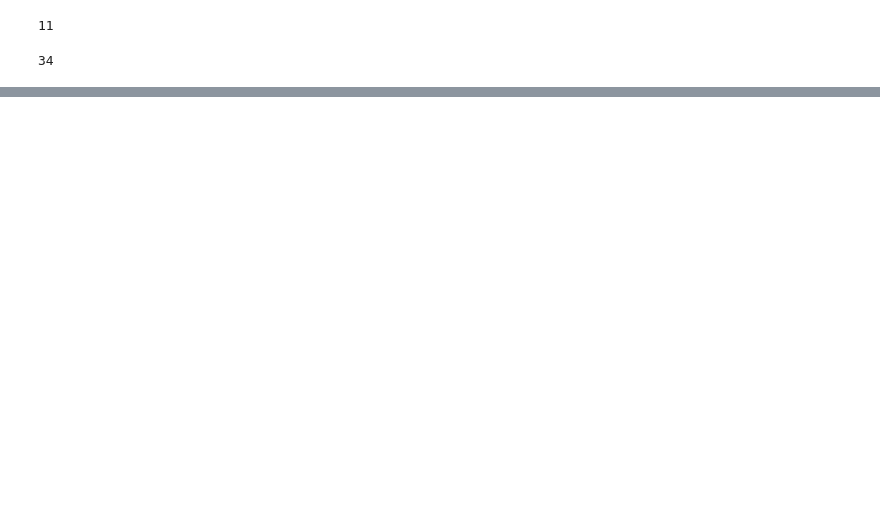
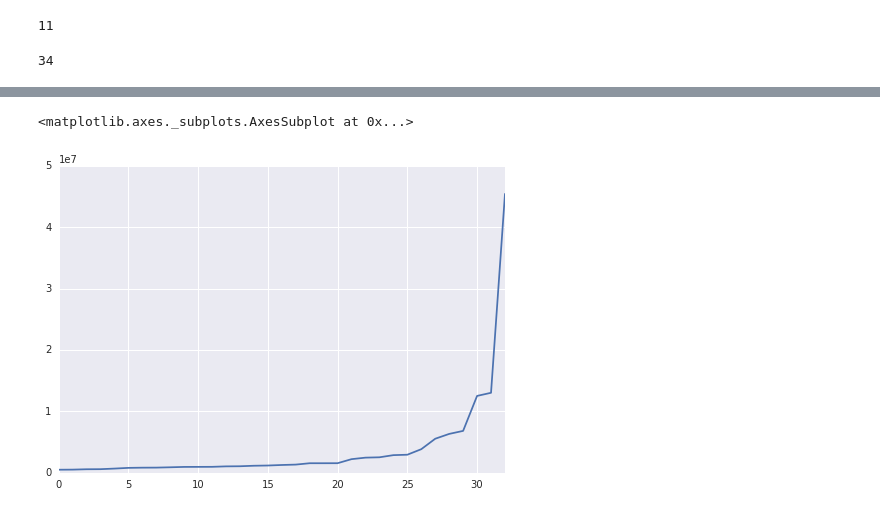
Before and after one commit to ResidentMario/nyc-buildings, a Jupyter notebook: data-scribbles.ipynb, the cells around one changed output, grey strips where cells are left out. Drawn from its saved outputs; the diff is of its cells as text; code cells hidden in the pictures; blank space fills up the shorter version.

```diff
--- a/data-scribbles.ipynb
+++ b/data-scribbles.ipynb
@@ -127,0 +167,3 @@ data['Address'].value_counts()[data['Address'].value_counts() > 1].sum()
+# %%
+# You can create a heirarchical index from columns this way.
+data.set_index(['Borough'])
@@ -127,0 +303,5 @@ data['Address'].value_counts()[data['Address'].value_counts() > 1].sum()
+# %%
+exd = data[['Borough', 'SchoolDist', 'Address', 'SalePrice']]
+exd.pivot_table(index=['Borough', 'SchoolDist'],
+                aggfunc=[np.average, np.count_nonzero], # aggfunc=aveage by default
+                values=['SalePrice'])
@@ -127,0 +328,6 @@ data['Address'].value_counts()[data['Address'].value_counts() > 1].sum()
+# %%
+# Records broken down by Borough/SchoolDist combination
+pd.Series(np.sort(exd.pivot_table(index=['Borough', 'SchoolDist'])['SalePrice'])).plot()
+# %% [output]
+<matplotlib.axes._subplots.AxesSubplot at 0x...>
+[figure, added]
```
Also changed, not shown: parts of 25 cells of this notebook, 3 other files.
